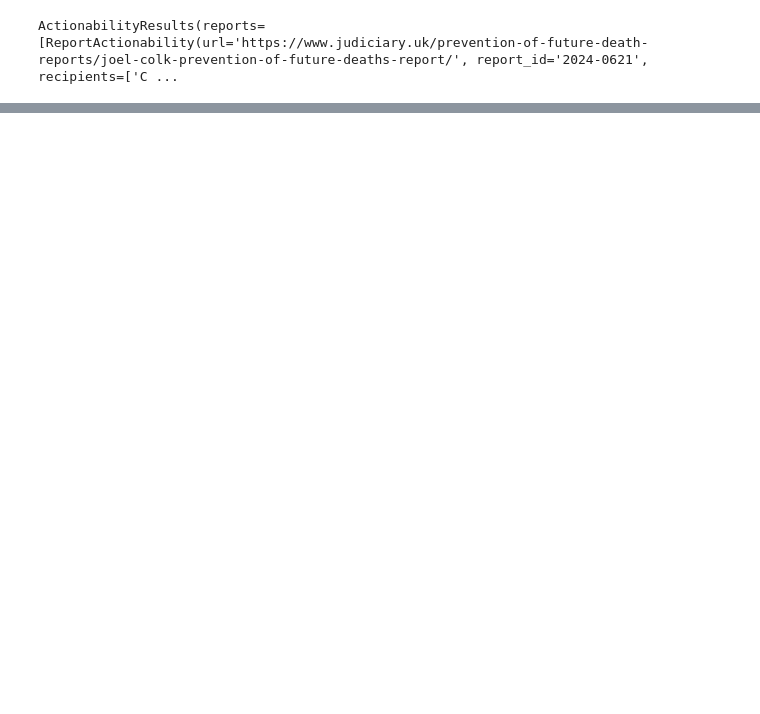
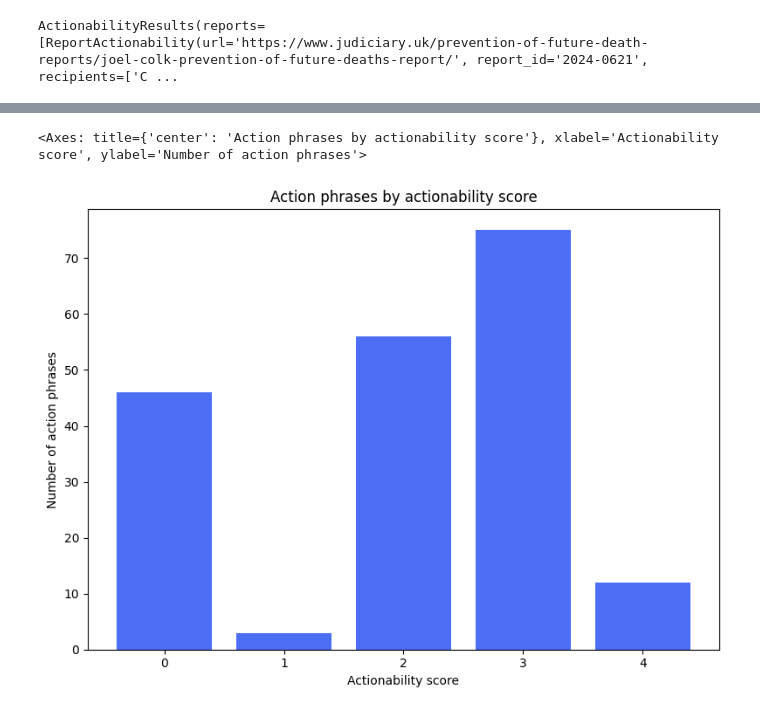
Before and after one commit to Sam-Osian/PFD-toolkit, a Jupyter notebook: tutorials/paired_statements_demo.ipynb, the cells around one changed output, grey strips where cells are left out. Saved outputs shown, nothing was run; the diff lists cells and outputs as text; code cells hidden in the pictures; blank space fills up the shorter version.

Commit message:
Add bar chart functionality for action scores

```diff
--- a/tutorials/paired_statements_demo.ipynb
+++ b/tutorials/paired_statements_demo.ipynb
@@ -166 +165,7 @@ actionability.as_list()
       'actionability_score': 2}]}]}]
+# %%
+# Bar chart of actionability score distribution
+actionability.plot_actionability_scores()
+# %% [output]
+<Axes: title={'center': 'Action phrases by actionability score'}, xlabel='Actionability score', ylabel='Number of action phrases'>
+[figure, added]
```
Also changed, not shown: parts of 7 cells of this notebook, 2 other files.
